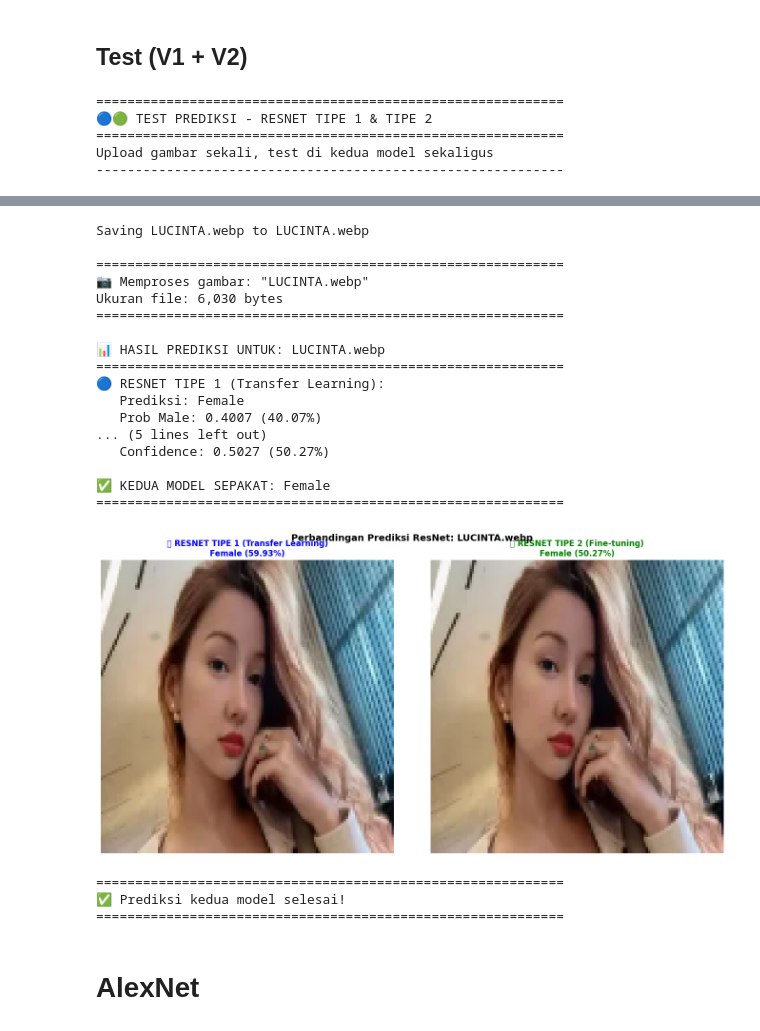
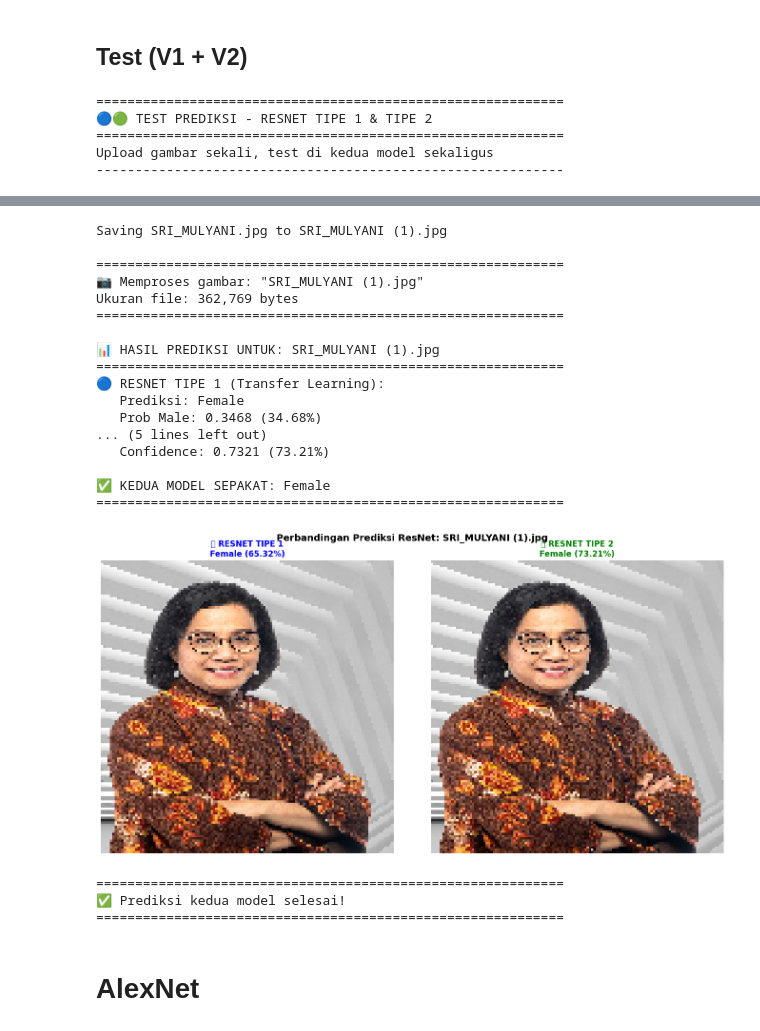
Before and after one commit to RepoGarage/federico-cv2, a Jupyter notebook: VGG_GOOGLENET_RESNET_ALEXNET.ipynb, the cells around one changed output, grey strips where cells are left out. Drawn from its saved outputs; the diff is of its cells as text; code cells hidden in the pictures.

```diff
--- a/VGG_GOOGLENET_RESNET_ALEXNET.ipynb
+++ b/VGG_GOOGLENET_RESNET_ALEXNET.ipynb
@@ -5702,48 +5700,48 @@ for fn in uploaded.keys():
 
         # Model Tipe 1
         axes[0].imshow(img_rgb)
-        axes[0].set_title(f"🔵 RESNET TIPE 1 (Transfer Learning)\n{results['type1']['class']} ({results['type1']['confidence']*100:.2f}%)",
+        axes[0].set_title(f"🔵 RESNET TIPE 1\n{results['type1']['class']} ({results['type1']['confidence']*100:.2f}%)",
                           fontsize=12, fontweight='bold', color='blue')
         axes[0].axis('off')
 
         # Model Tipe 2
         axes[1].imshow(img_rgb)
-        axes[1].set_title(f"🟢 RESNET TIPE 2 (Fine-tuning)\n{results['type2']['class']} ({results['type2']['confidence']*100:.2f}%)",
+        axes[1].set_title(f"🟢 RESNET TIPE 2\n{results['type2']['class']} ({results['type2']['confidence']*100:.2f}%)",
                           fontsize=12, fontweight='bold', color='green')
         axes[1].axis('off')
 
         plt.suptitle(f"Perbandingan Prediksi ResNet: {fn}", fontsize=14, fontweight='bold')
         plt.tight_layout()
         plt.show()
 
 print("\n" + "="*60)
 print("✅ Prediksi kedua model selesai!")
 print("="*60)
 # %% [output]
 ============================================================
 🔵🟢 TEST PREDIKSI - RESNET TIPE 1 & TIPE 2
 ============================================================
 Upload gambar sekali, test di kedua model sekaligus
 ------------------------------------------------------------
 [interactive output not drawn]
-Saving LUCINTA.webp to LUCINTA.webp
+Saving SRI_MULYANI.jpg to SRI_MULYANI (1).jpg
 
 ============================================================
-📷 Memproses gambar: "LUCINTA.webp"
-Ukuran file: 6,030 bytes
+📷 Memproses gambar: "SRI_MULYANI (1).jpg"
+Ukuran file: 362,769 bytes
 ============================================================
 
-📊 HASIL PREDIKSI UNTUK: LUCINTA.webp
+📊 HASIL PREDIKSI UNTUK: SRI_MULYANI (1).jpg
 ============================================================
 🔵 RESNET TIPE 1 (Transfer Learning):
    Prediksi: Female
-   Prob Male: 0.4007 (40.07%)
+   Prob Male: 0.3468 (34.68%)
 ... (5 lines left out)
-   Confidence: 0.5027 (50.27%)
+   Confidence: 0.7321 (73.21%)
 
 ✅ KEDUA MODEL SEPAKAT: Female
 ============================================================
-[figure, old version]
+[figure, new version]
 ============================================================
 ✅ Prediksi kedua model selesai!
 ============================================================
```
Also changed, not shown: parts of 45 cells of this notebook.
